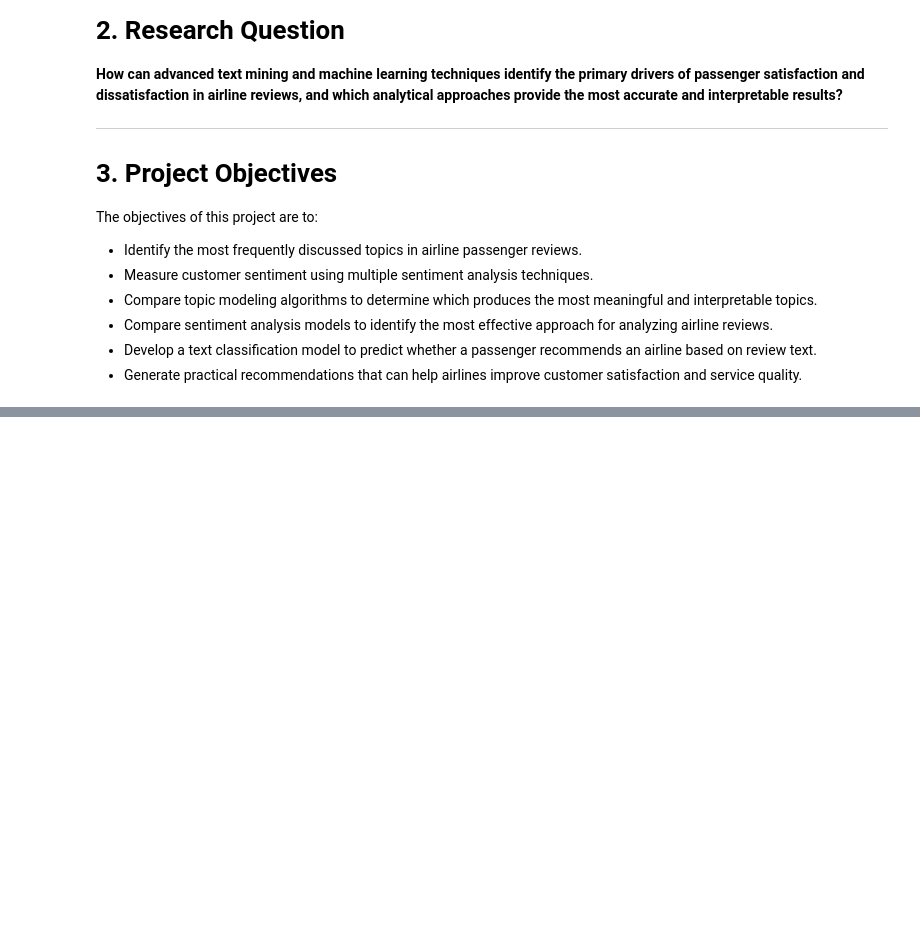
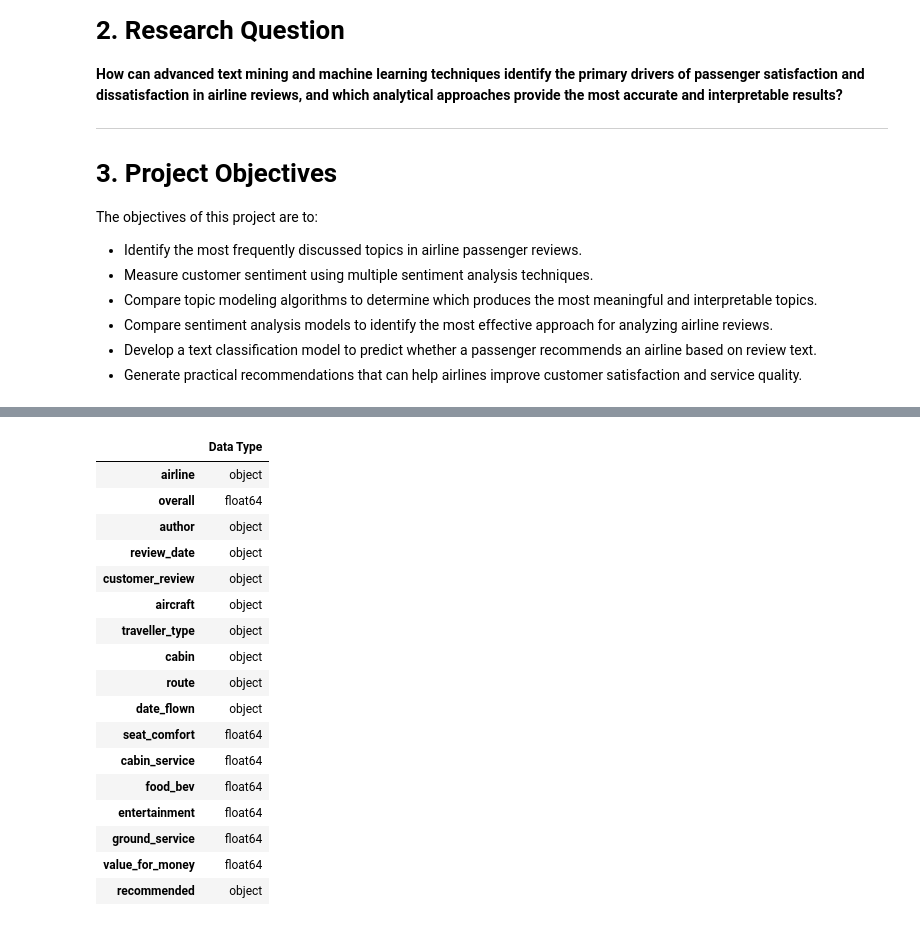
Before and after one commit to saurabh-parate/project-skytrax-airline, a Jupyter notebook: group5-skytrax-airline-reviews.ipynb, the cells around one changed output, grey strips where cells are left out. Cells and saved outputs as stored; diff of their text form; code cells hidden in the pictures; blank space fills up the shorter version.

```diff
--- a/group5-skytrax-airline-reviews.ipynb
+++ b/group5-skytrax-airline-reviews.ipynb
@@ -53,0 +157,23 @@ Columns: 17
+# %%
+# Display data types
+
+df.dtypes.to_frame(name="Data Type")
+# %% [output]
+|  | Data Type |
+| airline | object |
+| overall | float64 |
+| author | object |
+| review_date | object |
+| customer_review | object |
+| aircraft | object |
+| traveller_type | object |
+| cabin | object |
+| route | object |
+| date_flown | object |
+| seat_comfort | float64 |
+| cabin_service | float64 |
+| food_bev | float64 |
+| entertainment | float64 |
+| ground_service | float64 |
+| value_for_money | float64 |
+| recommended | object |
```
Also changed, not shown: parts of 16 cells of this notebook.
